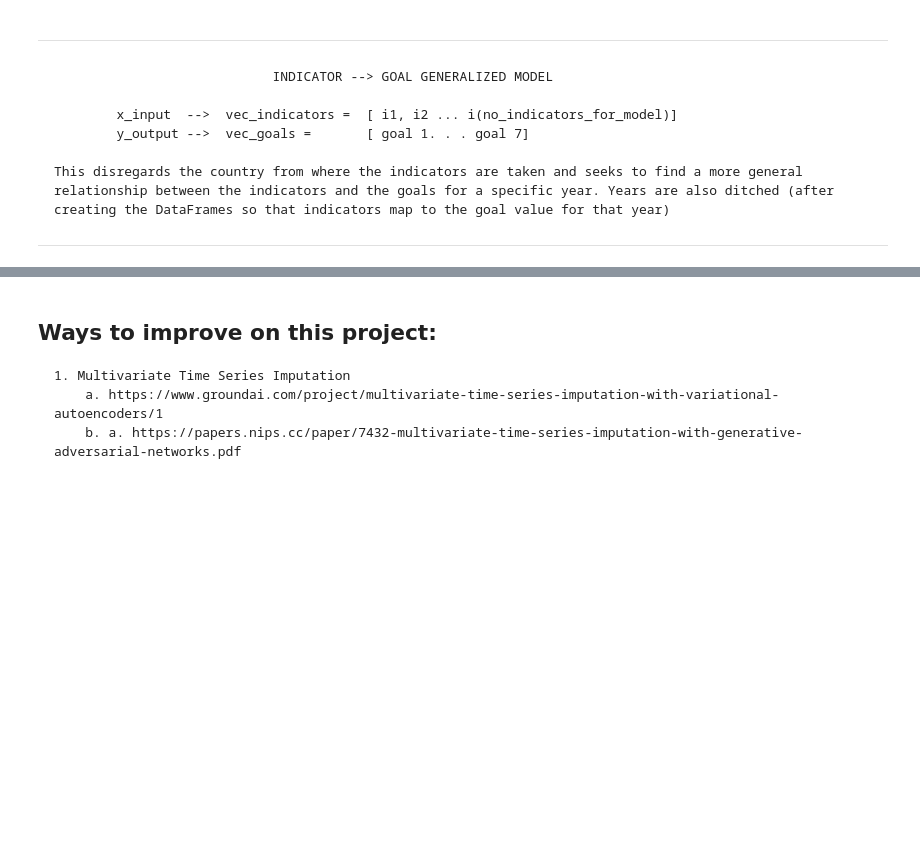
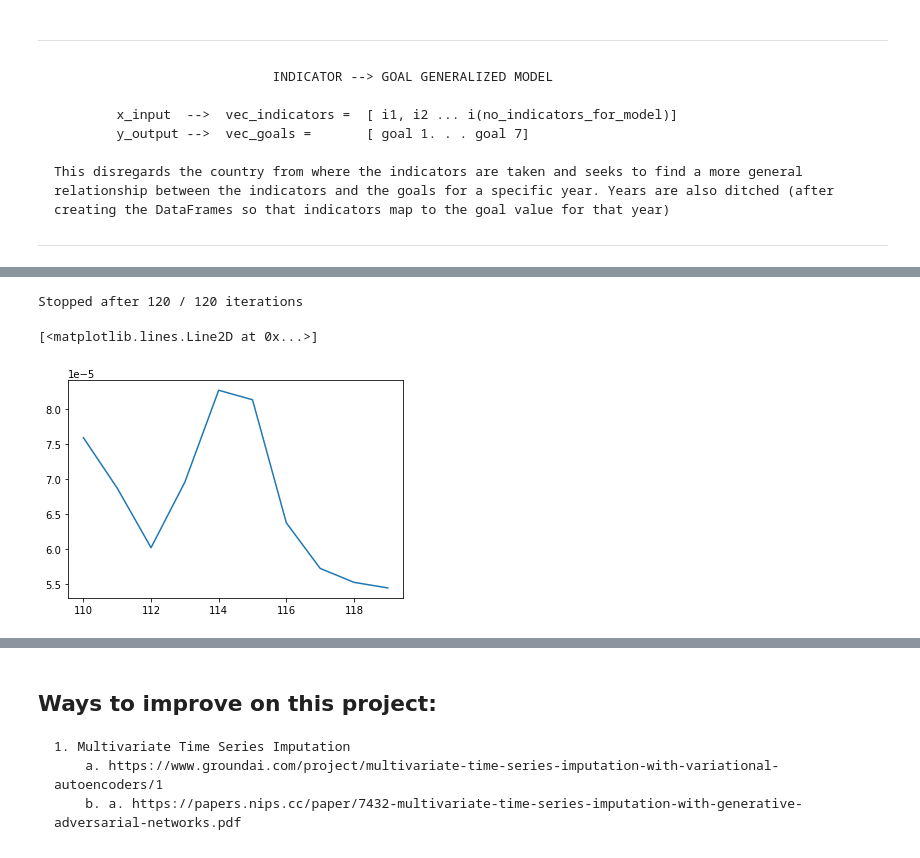
Before and after one commit to yousefja/Time-Series-Modelling-UN-Millenium-Development-Goals, a Jupyter notebook: data_exploration_modeling.ipynb, the cells around one changed output, grey strips where cells are left out. Drawn from its saved outputs; the diff is of its cells as text; code cells hidden in the pictures; blank space fills up the shorter version.

```diff
--- a/data_exploration_modeling.ipynb
+++ b/data_exploration_modeling.ipynb
@@ -767,4 +451,0 @@ for item in forward_interpolated_dict:
-# %%
-#Recreate the original multiindex dataframe (ie X_features_filled) with interpolated values
-index = interpolated_indicators_restitched.index
-interpolated_indicators_restitched_multi_index = interpolated_indicators_restitched.set_index(['Country Name', index])
@@ -963,0 +820,34 @@ X_train_imputed
+# %%
+'''-----------------------------------------------------------------------------------------------------------
+
+                                Step 2.3: IMPUTATION OF SETS
+
+-----------------------------------------------------------------------------------------------------------'''
+
+#Iterative Imputer parameters
+y_n_iter = 10
+x_n_iter = 3
+
+print('Imputing X_train . . .')
+X_train_imputed = interpolate_and_impute(X_train, max_iter = x_n_iter)
+
+print('X_train imputation successful! \n Imputing y_train . . .')
+y_train_imputed = interpolate_and_impute(y_train, max_iter = y_n_iter)
+
+print('Training Set Imputation Complete!')
+
+#TODO: For now, run iterative imputer on test and val sets until they converge since they are pretty small
+
+print('Imputing Validation and Test Sets . . .')
+X_val_imputed, X_test_imputed = impute_test_val(X_valid), impute_test_val(X_test)
+y_val_imputed, y_test_imputed = impute_test_val(y_valid), impute_test_val(y_test)
+
+#Make sure imputation was successful
+assert(y_train_imputed.isnull().any().any() == False)
+assert(X_train_imputed.isnull().any().any() == False)
+assert(X_val_imputed.isnull().any().any() == False)
+assert(X_test_imputed.isnull().any().any() == False)
+assert(y_val_imputed.isnull().any().any() == False)
+assert(y_test_imputed.isnull().any().any() == False)
+
+print('Validation and Test Sets Imputed Successfully!')
@@ -963,0 +1069,11 @@ X_train_imputed
+# %%
+iters = len(history.history['loss'])
+x = [i for i in range(len(history.history['loss']))]
+print("Stopped after %i / %i iterations" % (iters, epochs))
+
+window = iters - 10
+plt.plot(x[window:], listhist[window:])
+# %% [output]
+Stopped after 120 / 120 iterations
+[<matplotlib.lines.Line2D at 0x...>]
+[figure, added]
```
Also changed, not shown: parts of 105 cells of this notebook.
